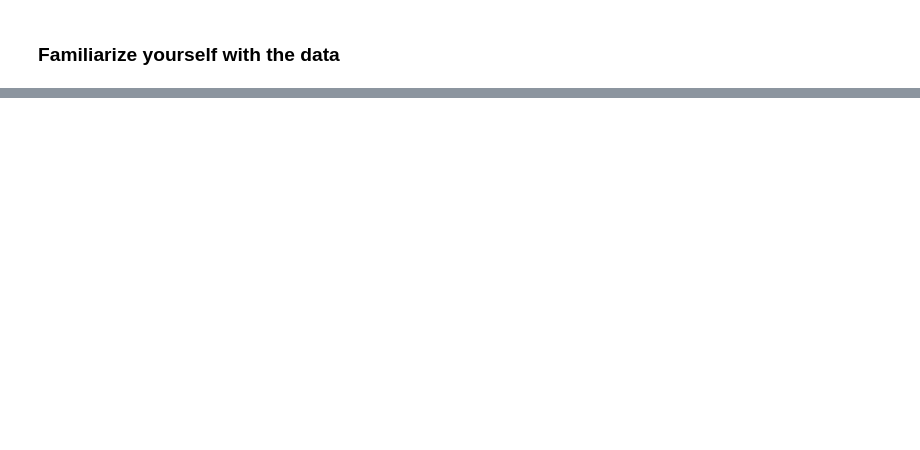
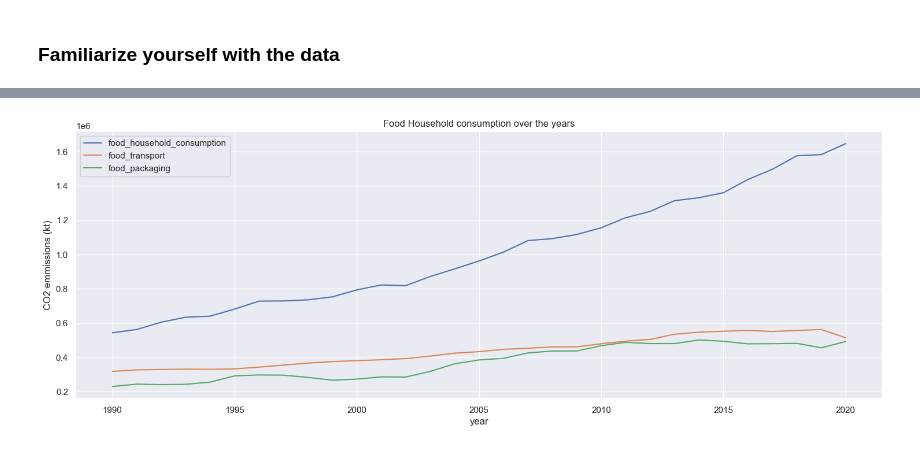
Before and after one commit to kc-divisionQ/ProgrammingAiWorkshop, a Jupyter notebook: notebook.ipynb, the cells around one changed output, grey strips where cells are left out. Drawn from its saved outputs; the diff is of its cells as text; code cells hidden in the pictures; blank space fills up the shorter version.

```diff
--- a/notebook.ipynb
+++ b/notebook.ipynb
@@ -50,0 +211,8 @@ display(df.head(5))
+# %%
+grouped_year = df.groupby("year")[["food_household_consumption", "food_transport", "food_packaging"]].sum()
+grouped_year.plot(kind="line", title="Food Household consumption over the years", xlabel="year", ylabel="CO2 emmissions (kt)", figsize=(18, 6))
+plt.grid(True)
+plt.legend()
+plt.show()
+# %% [output]
+[figure, added]
```
Also changed, not shown: parts of 25 cells of this notebook, 2 other files.
